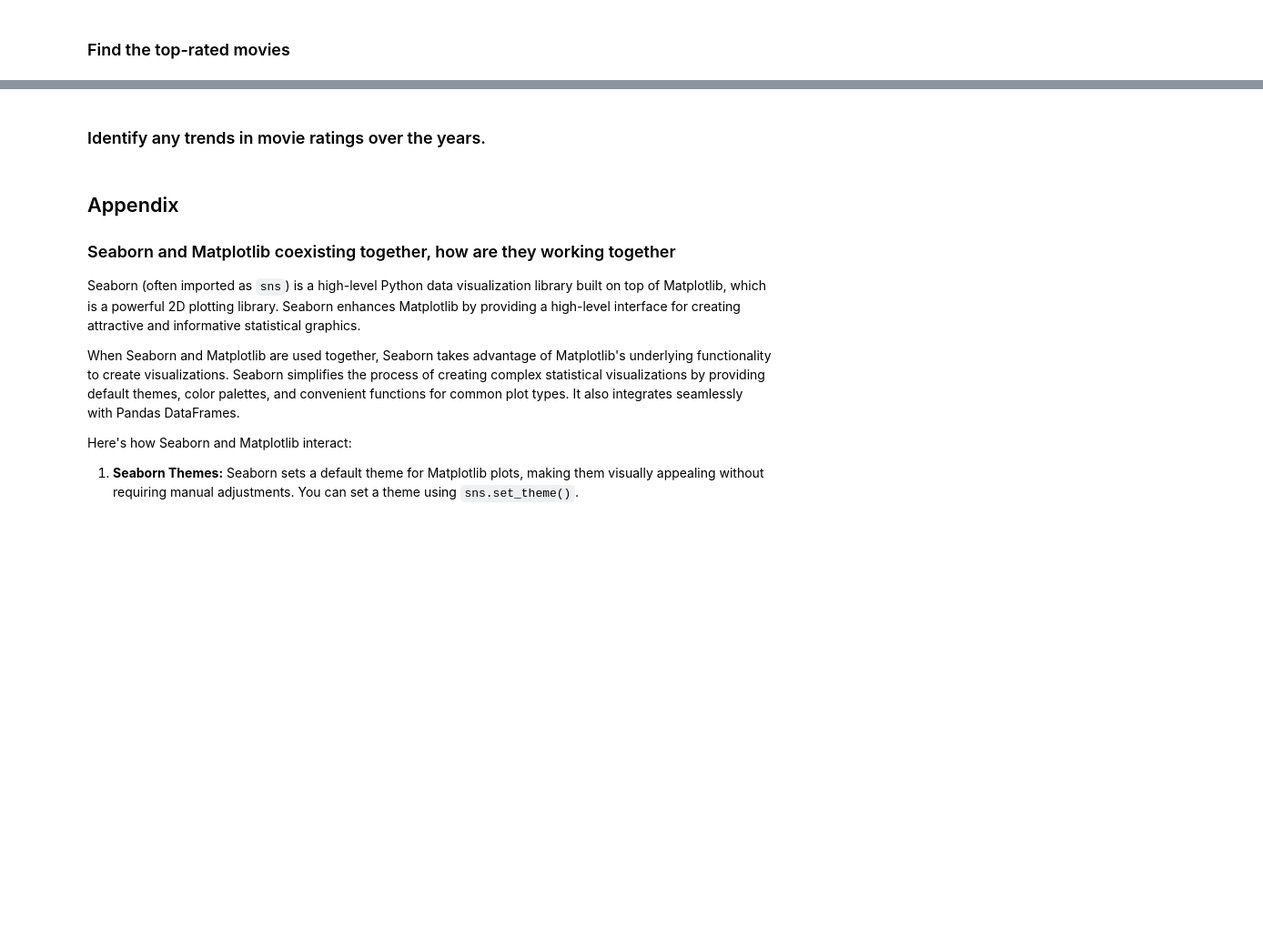
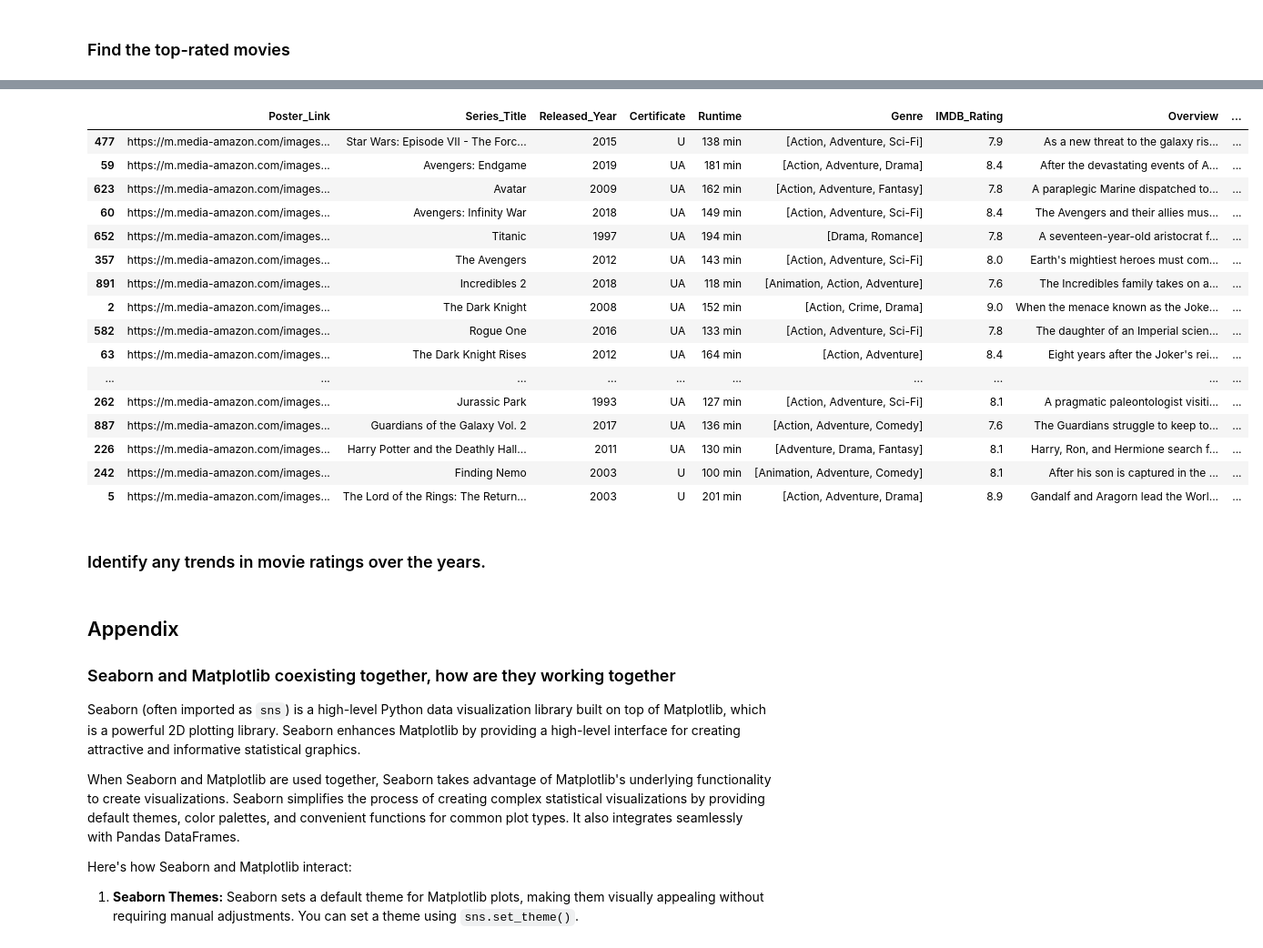
Before and after one commit to codekunoichi/learning-datascience, a Jupyter notebook: pandas/portfolio-projects/prob_2_explore_movie_data.ipynb, the cells around one changed output, grey strips where cells are left out. Shown at 91% size. Drawn from its saved outputs; the diff is of its cells as text; code cells hidden in the pictures; blank space fills up the shorter version.

```diff
--- a/pandas/portfolio-projects/prob_2_explore_movie_data.ipynb
+++ b/pandas/portfolio-projects/prob_2_explore_movie_data.ipynb
@@ -280,3 +349,34 @@ Text(0, 0.5, 'Genre Counts')
+# %%
+# Sort top twenty movies by gross revenue
+
+# Step 1: Remove commas from the strings
+movie_data['Gross_Revenue'] = movie_data['Gross'].str.replace(',', '')
+
+# Step 2: Convert strings to numeric values
+movie_data['Gross_Revenue'] = pd.to_numeric(movie_data['Gross_Revenue'])
+
+# Sort the DataFrame by 'Gross_Revenue'
+movie_data_sorted_by_gross = movie_data.sort_values(by='Gross_Revenue', ascending=False)
+
+movie_data_sorted_by_gross[:20]
+# %% [output]
+|  | Poster_Link | Series_Title | Released_Year | Certificate | Runtime | Genre | IMDB_Rating | Overview | ... |
+| 477 | https://m.media-amazon.com/images... | Star Wars: Episode VII - The Forc... | 2015 | U | 138 min | [Action, Adventure, Sci-Fi] | 7.9 | As a new threat to the galaxy ris... | ... |
+| 59 | https://m.media-amazon.com/images... | Avengers: Endgame | 2019 | UA | 181 min | [Action, Adventure, Drama] | 8.4 | After the devastating events of A... | ... |
+| 623 | https://m.media-amazon.com/images... | Avatar | 2009 | UA | 162 min | [Action, Adventure, Fantasy] | 7.8 | A paraplegic Marine dispatched to... | ... |
+| 60 | https://m.media-amazon.com/images... | Avengers: Infinity War | 2018 | UA | 149 min | [Action, Adventure, Sci-Fi] | 8.4 | The Avengers and their allies mus... | ... |
+| 652 | https://m.media-amazon.com/images... | Titanic | 1997 | UA | 194 min | [Drama, Romance] | 7.8 | A seventeen-year-old aristocrat f... | ... |
+| 357 | https://m.media-amazon.com/images... | The Avengers | 2012 | UA | 143 min | [Action, Adventure, Sci-Fi] | 8.0 | Earth's mightiest heroes must com... | ... |
+| 891 | https://m.media-amazon.com/images... | Incredibles 2 | 2018 | UA | 118 min | [Animation, Action, Adventure] | 7.6 | The Incredibles family takes on a... | ... |
+| 2 | https://m.media-amazon.com/images... | The Dark Knight | 2008 | UA | 152 min | [Action, Crime, Drama] | 9.0 | When the menace known as the Joke... | ... |
+| 582 | https://m.media-amazon.com/images... | Rogue One | 2016 | UA | 133 min | [Action, Adventure, Sci-Fi] | 7.8 | The daughter of an Imperial scien... | ... |
+| 63 | https://m.media-amazon.com/images... | The Dark Knight Rises | 2012 | UA | 164 min | [Action, Adventure] | 8.4 | Eight years after the Joker's rei... | ... |
+| ... | ... | ... | ... | ... | ... | ... | ... | ... | ... |
+| 262 | https://m.media-amazon.com/images... | Jurassic Park | 1993 | UA | 127 min | [Action, Adventure, Sci-Fi] | 8.1 | A pragmatic paleontologist visiti... | ... |
+| 887 | https://m.media-amazon.com/images... | Guardians of the Galaxy Vol. 2 | 2017 | UA | 136 min | [Action, Adventure, Comedy] | 7.6 | The Guardians struggle to keep to... | ... |
+| 226 | https://m.media-amazon.com/images... | Harry Potter and the Deathly Hall... | 2011 | UA | 130 min | [Adventure, Drama, Fantasy] | 8.1 | Harry, Ron, and Hermione search f... | ... |
+| 242 | https://m.media-amazon.com/images... | Finding Nemo | 2003 | U | 100 min | [Animation, Adventure, Comedy] | 8.1 | After his son is captured in the ... | ... |
+| 5 | https://m.media-amazon.com/images... | The Lord of the Rings: The Return... | 2003 | U | 201 min | [Action, Adventure, Drama] | 8.9 | Gandalf and Aragorn lead the Worl... | ... |
 # %% [markdown]
 ###  Identify any trends in movie ratings over the years.
 # %% [markdown]
```
Also changed, not shown: parts of 6 cells of this notebook.
